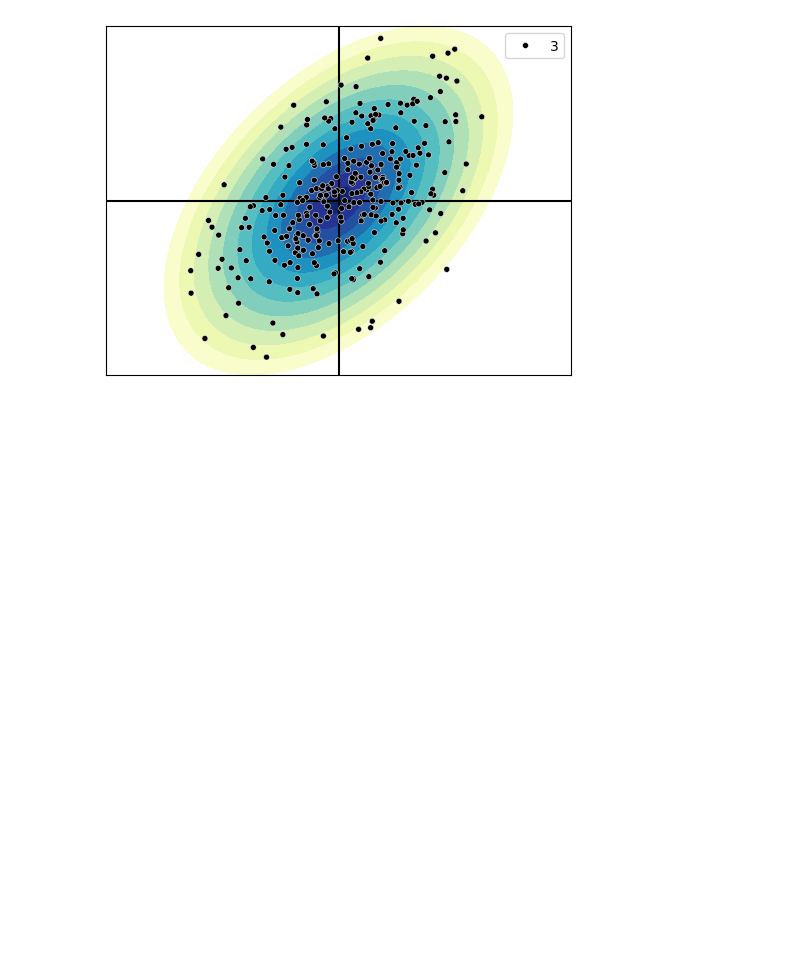
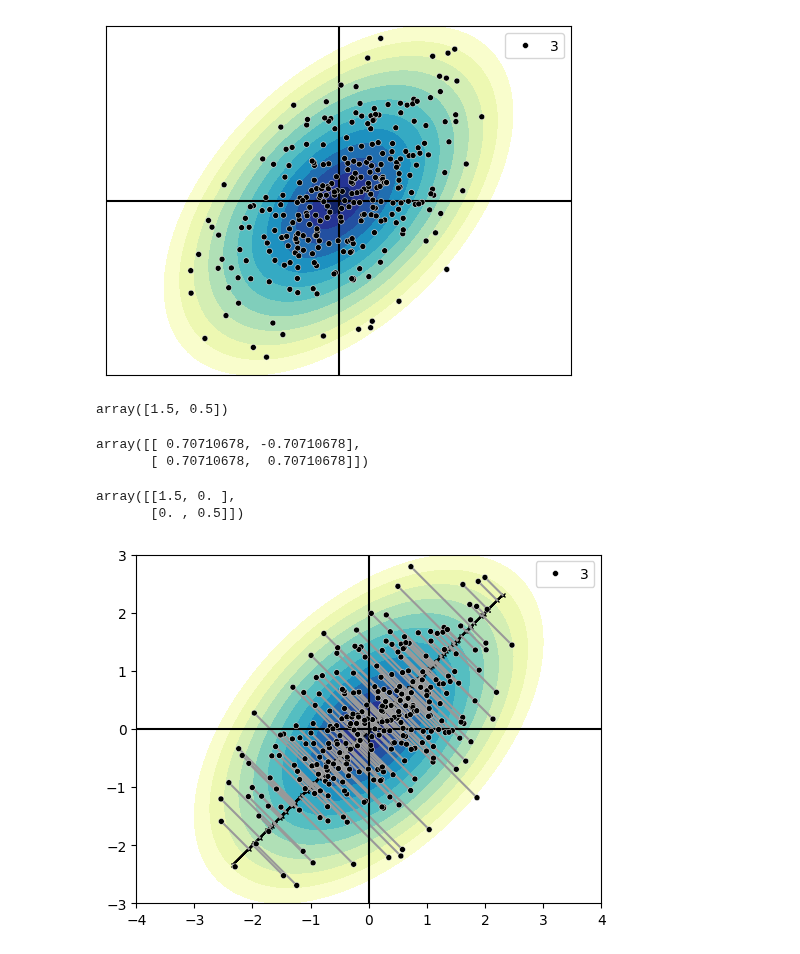
Before and after one commit to Arch-jyh/iris_books, a Jupyter notebook: math_easy/Linear_algebra/2/exersice12_2.ipynb, the cells around one changed output. Cells and saved outputs as stored; diff of their text form; code cells hidden in the pictures; blank space fills up the shorter version.

```diff
--- a/math_easy/Linear_algebra/2/exersice12_2.ipynb
+++ b/math_easy/Linear_algebra/2/exersice12_2.ipynb
@@ -83,0 +86,49 @@ ax.yaxis.set_ticks([])
+# %%
+eig_values
+# %% [output]
+array([1.5, 0.5])
+# %%
+V
+# %% [output]
+array([[ 0.70710678, -0.70710678],
+       [ 0.70710678,  0.70710678]])
+# %%
+Lambda = np.diag(eig_values)
+Lambda
+# %% [output]
+array([[1.5, 0. ],
+       [0. , 0.5]])
+# %%
+theta = np.pi/4
+v1 = np.array([[np.cos(theta)],
+               [np.sin(theta)]])
+#变成右乘了,所以和列向量左乘是相反的,每个点都是行向量了
+#整个转置左乘变成右乘,投影矩阵也要跟着转置,相应的构成投影矩阵的投影向量也要转置
+T1 = v1@v1.T
+z1_1D = Xc@v1
+z1_2D = Xc@T1
+# %%
+fig,ax = plt.subplots(figsize = (6,6))
+
+plt.contourf(x - mean[0],y - mean[1],Mahal_dd,cmap = 'YlGnBu_r',levels = np.linspace(0,3,13))
+
+ax = sns.scatterplot(x = Xc[:,0],y = Xc[:,1],
+                     marker = 'o',zorder = 1e3,
+                     color = 'k',size = 3)
+
+plt.plot(z1_2D[:,0],z1_2D[:,1],marker = 'x',markersize = 3,color = 'k')
+
+plt.plot(([i for (i,j) in z1_2D],[i for (i,j) in Xc]),
+         ([j for (i,j) in z1_2D],[j for (i,j) in Xc]),c = [0.6,0.6,0.6])
+
+ax.axvline(x = 0,c = 'k')
+ax.axhline(y = 0,c = 'k')
+ax.axvline(x = data[:,0].mean(),c = 'k')
+ax.axhline(y = data[:,1].mean(),c = 'k')
+ax.axis('scaled')
+ax.set_xbound(lower = -4,upper = 4)
+ax.set_ybound(lower = -3,upper = 3)
+ax.xaxis.set_ticks = ([])
+ax.yaxis.set_ticks = ([])
+# %% [output]
+[figure, added]
```
Also changed, not shown: parts of 3 cells of this notebook, 5 other files.
